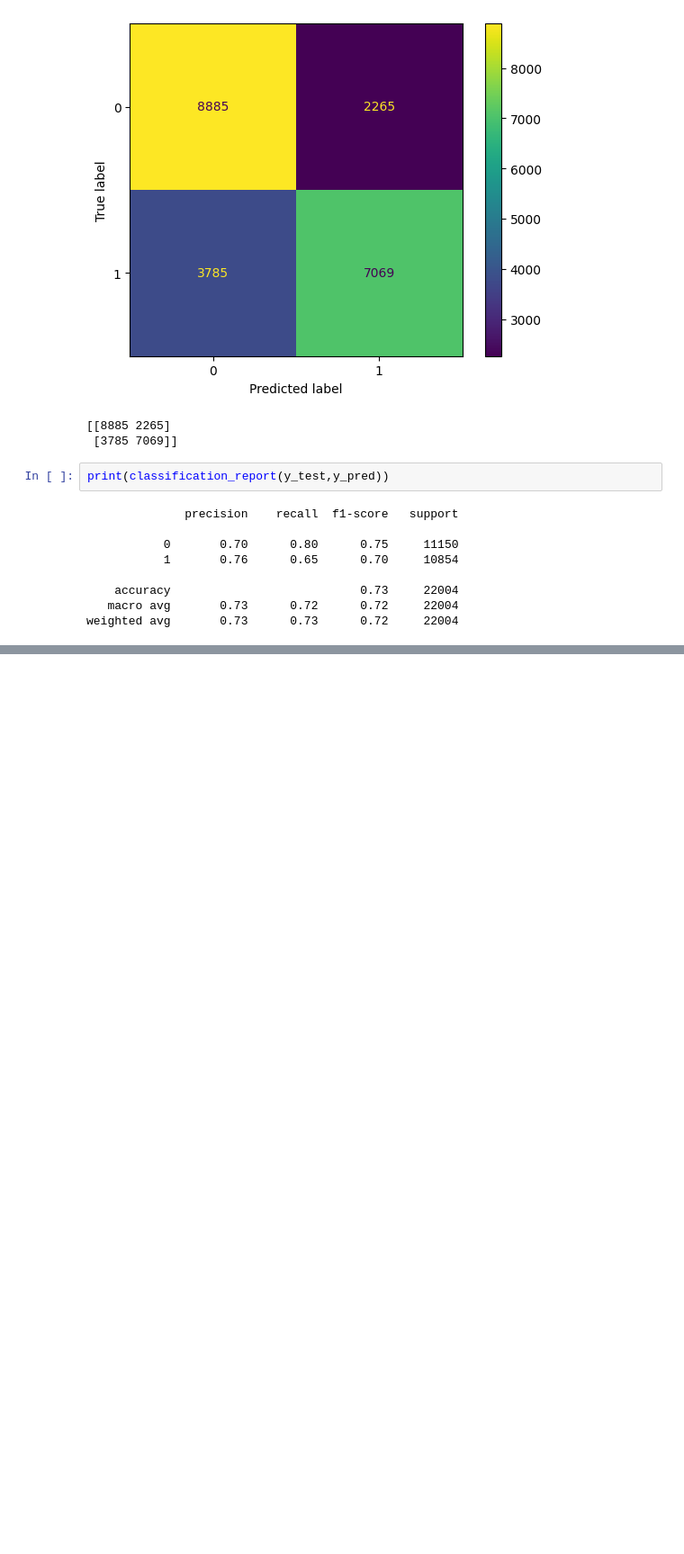
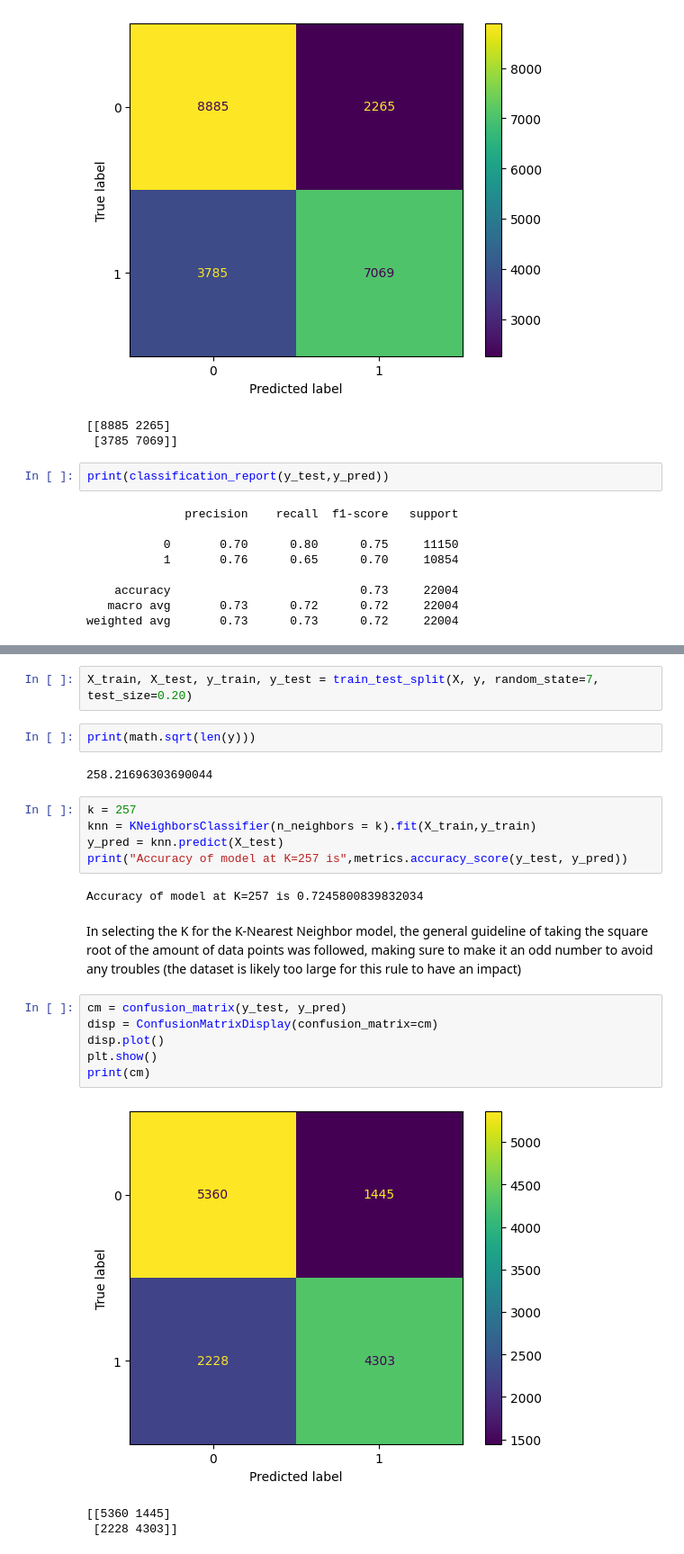
Before and after one commit to typjohnson/DS_Final_Project_TPJ, a Jupyter notebook: capstone_cleaning.ipynb, the cells around one changed output, grey strips where cells are left out. Shown: that part at 90% size. Saved outputs shown, nothing was run; the diff lists cells and outputs as text; blank space fills up the shorter version.

Commit message:
Added the K-Nearest Neighbor Model

```diff
--- a/capstone_cleaning.ipynb
+++ b/capstone_cleaning.ipynb
@@ -471 +472,26 @@ y_pred2 = neigh.predict(X2_test.values)
+# %%
+X_train, X_test, y_train, y_test = train_test_split(X, y, random_state=7, test_size=0.20)
+# %%
+print(math.sqrt(len(y)))
+# %% [output]
+258.21696303690044
+# %%
+k = 257
+knn = KNeighborsClassifier(n_neighbors = k).fit(X_train,y_train)
+y_pred = knn.predict(X_test)
+print("Accuracy of model at K=257 is",metrics.accuracy_score(y_test, y_pred))
+# %% [output]
+Accuracy of model at K=257 is 0.7245800839832034
+# %% [markdown]
+In selecting the K for the K-Nearest Neighbor model, the general guideline of taking the square root of the amount of data points was followed, making sure to make it an odd number to avoid any troubles (the dataset is likely too large for this rule to have an impact)
+# %%
+cm = confusion_matrix(y_test, y_pred)
+disp = ConfusionMatrixDisplay(confusion_matrix=cm)
+disp.plot()
+plt.show()
+print(cm)
+# %% [output]
+[figure, added]
+[[5360 1445]
+ [2228 4303]]
 # %%
```
Also changed, not shown: parts of 18 cells of this notebook.
